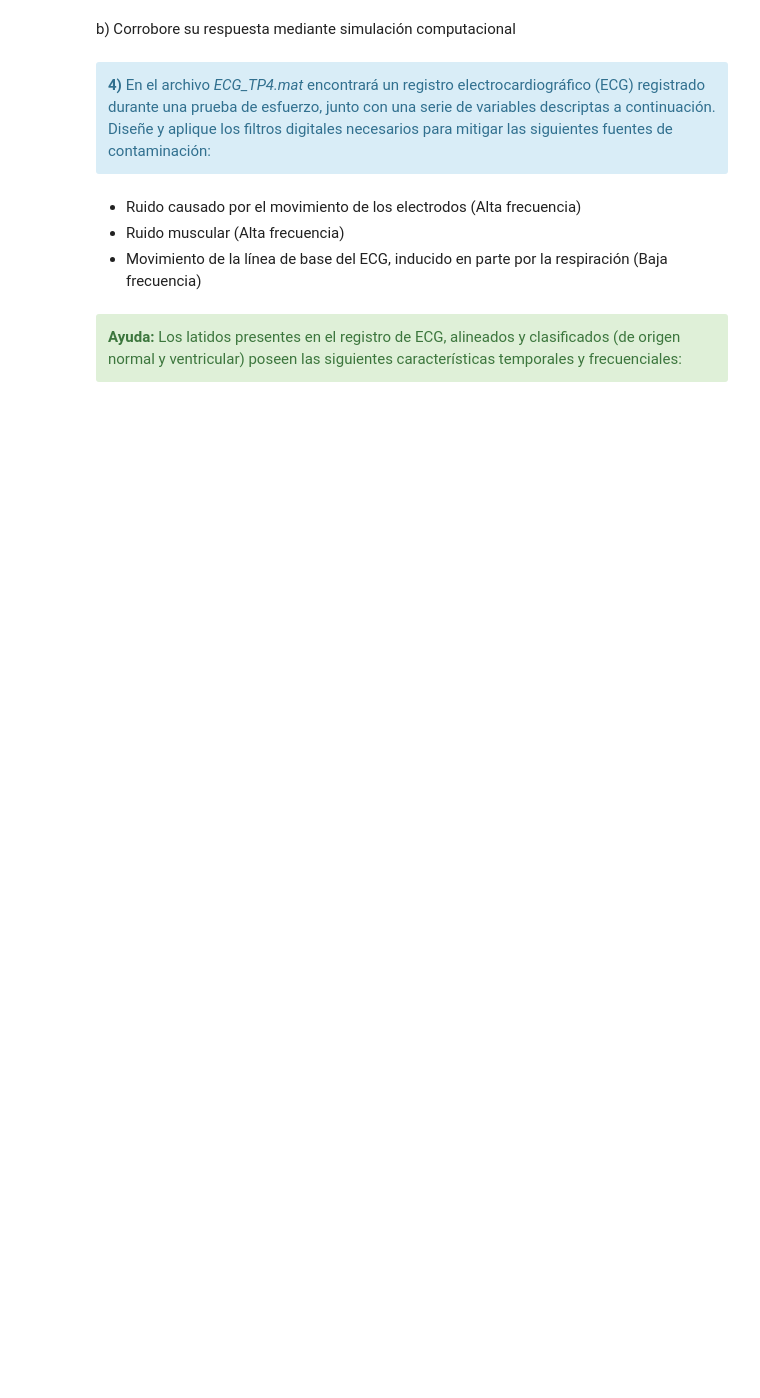
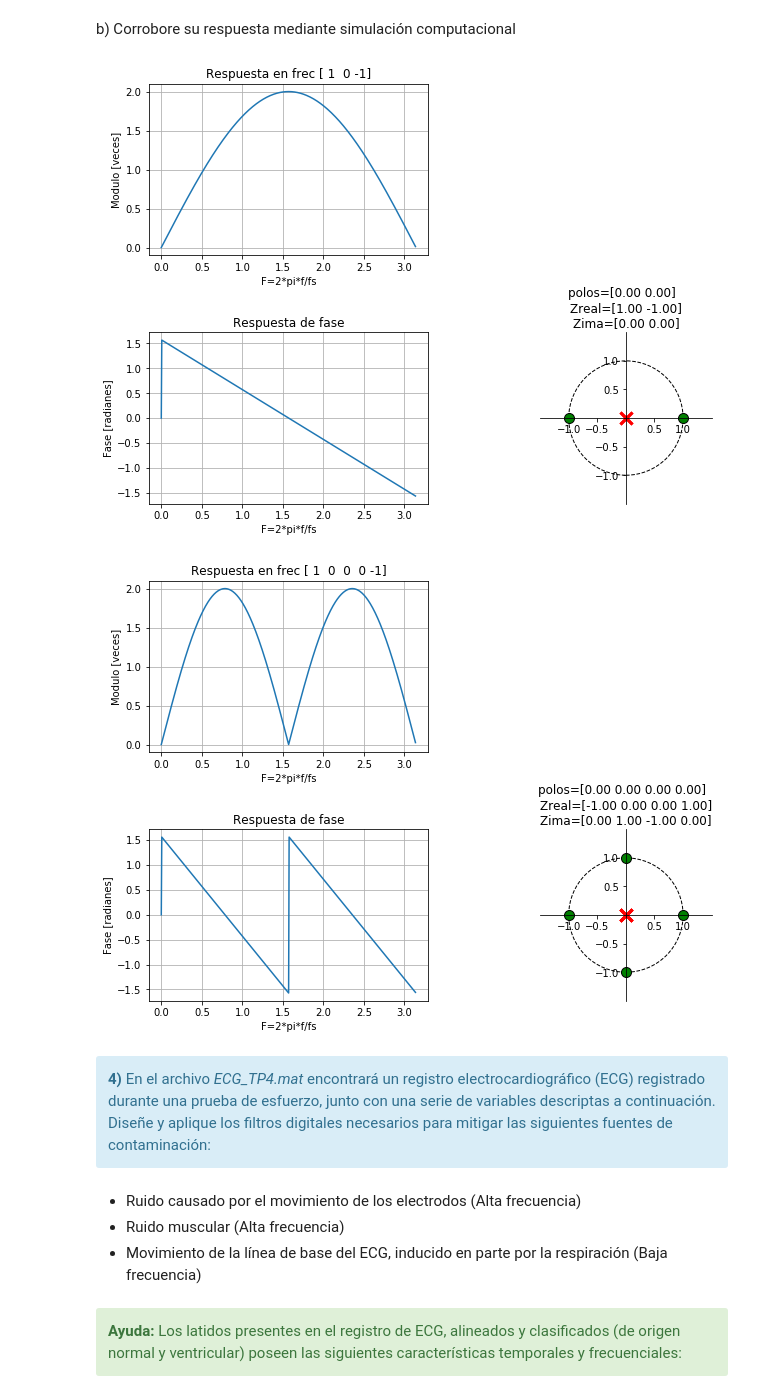
Before and after one commit to pslavkin/mse_15psf, a Jupyter notebook: tp2/TP2 - Filtrado.ipynb, the cells around one changed output. Cells and saved outputs as stored; diff of their text form; code cells hidden in the pictures; blank space fills up the shorter version.

```diff
--- a/tp2/TP2 - Filtrado.ipynb
+++ b/tp2/TP2 - Filtrado.ipynb
@@ -105,3 +118,39 @@ Para $N= (2; 4)$ y $b = -1$
+# %%
+import matplotlib.pyplot as plt
+import numpy as np
+from plotter import *
+from signal_generator import *
+from scipy import signal as sig
+import zplane as zp
+
+float_formatter = lambda x: f"{x:.2f}"
+np.set_printoptions(formatter={'float_kind':float_formatter})
+
+pl = plotter_class ( 2,2 )
+
+b = np.array([1,0,-1])
+a = np.array([1,0,0])
+
+ww  ,hh = sig.freqz(b,a);
+pl.plot_signal ( 1 ,ww ,np.abs(hh)   ,f'Respuesta en frec {b}' ,'F=2*pi*f/fs' ,'Modulo [veces]'  ,trace='-' )
+pl.plot_signal ( 3 ,ww ,np.angle(hh) ,'Respuesta de fase'      ,'F=2*pi*f/fs' ,'Fase [radianes]' ,trace='-' )
+pl.zplane(b,a,4)
+
+
+pl = plotter_class ( 2,2 )
+
+b = np.array([1,0,0,0,-1])
+a = np.array([1,0,0,0,0])
+
+ww  ,hh = sig.freqz(b,a);
+pl.plot_signal ( 1 ,ww ,np.abs(hh)   ,f'Respuesta en frec {b}' ,'F=2*pi*f/fs' ,'Modulo [veces]'  ,trace='-' )
+pl.plot_signal ( 3 ,ww ,np.angle(hh) ,'Respuesta de fase'      ,'F=2*pi*f/fs' ,'Fase [radianes]' ,trace='-' )
+pl.zplane(b,a,4)
+
+pl.plot_show()
+# %% [output]
+[figure, added]
+[figure, added]
 # %% [markdown]
 <div class="alert alert-block alert-info">
 <b>4)</b> En el archivo <i>ECG_TP4.mat</i> encontrará un registro electrocardiográfico (ECG) registrado durante una prueba de esfuerzo, junto con una serie de variables descriptas a continuación. Diseñe y aplique los filtros digitales necesarios para mitigar las siguientes fuentes de contaminación:
```
Also changed, not shown: parts of 5 cells of this notebook, 14 other files.
